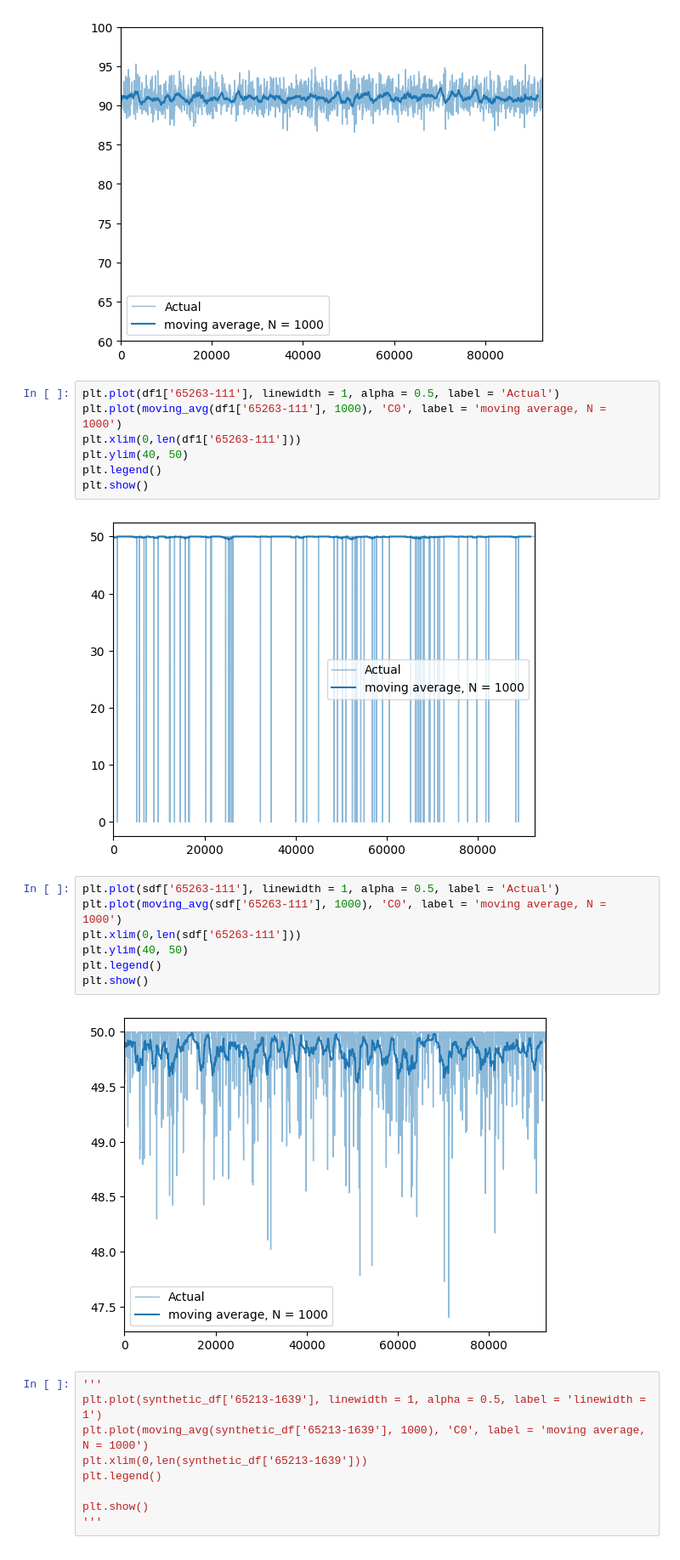
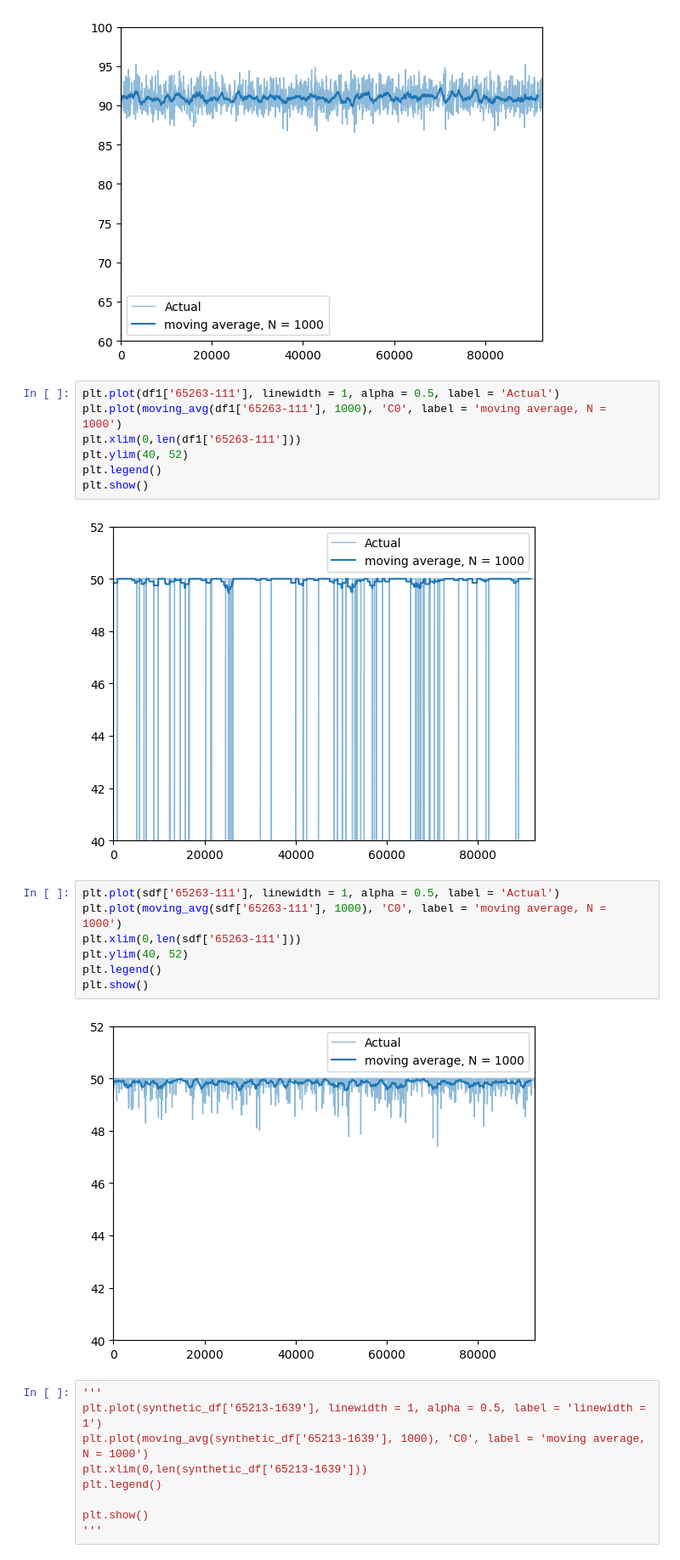
Before and after one commit to gautamvira/Predictive-Maintenance, a Jupyter notebook: synthetic_data_generation.ipynb, the cells around one changed output. Shown at 85% size. Drawn from its saved outputs; the diff is of its cells as text.

```diff
--- a/synthetic_data_generation.ipynb
+++ b/synthetic_data_generation.ipynb
@@ -233,20 +233,20 @@ plt.show()
 plt.plot(df1['65263-111'], linewidth = 1, alpha = 0.5, label = 'Actual')
 plt.plot(moving_avg(df1['65263-111'], 1000), 'C0', label = 'moving average, N = 1000')
 plt.xlim(0,len(df1['65263-111']))
-plt.ylim(40, 50)
+plt.ylim(40, 52)
 plt.legend()
 plt.show()
 # %% [output]
-[figure, old version]
+[figure, new version]
 # %%
 plt.plot(sdf['65263-111'], linewidth = 1, alpha = 0.5, label = 'Actual')
 plt.plot(moving_avg(sdf['65263-111'], 1000), 'C0', label = 'moving average, N = 1000')
 plt.xlim(0,len(sdf['65263-111']))
-plt.ylim(40, 50)
+plt.ylim(40, 52)
 plt.legend()
 plt.show()
 # %% [output]
-[figure, old version]
+[figure, new version]
 # %%
 '''
 plt.plot(synthetic_df['65213-1639'], linewidth = 1, alpha = 0.5, label = 'linewidth = 1')
```
Also changed, not shown: parts of 2 cells of this notebook, 1 other file.
